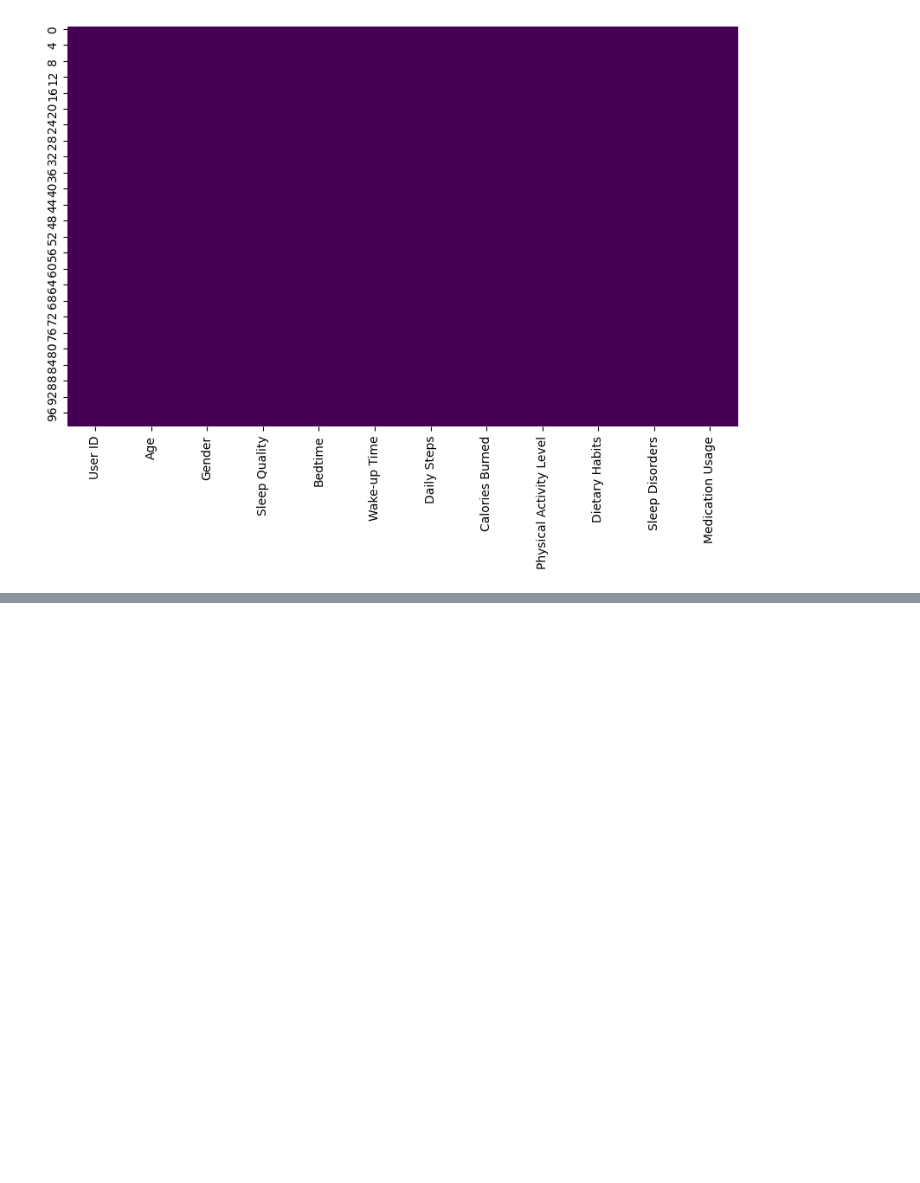
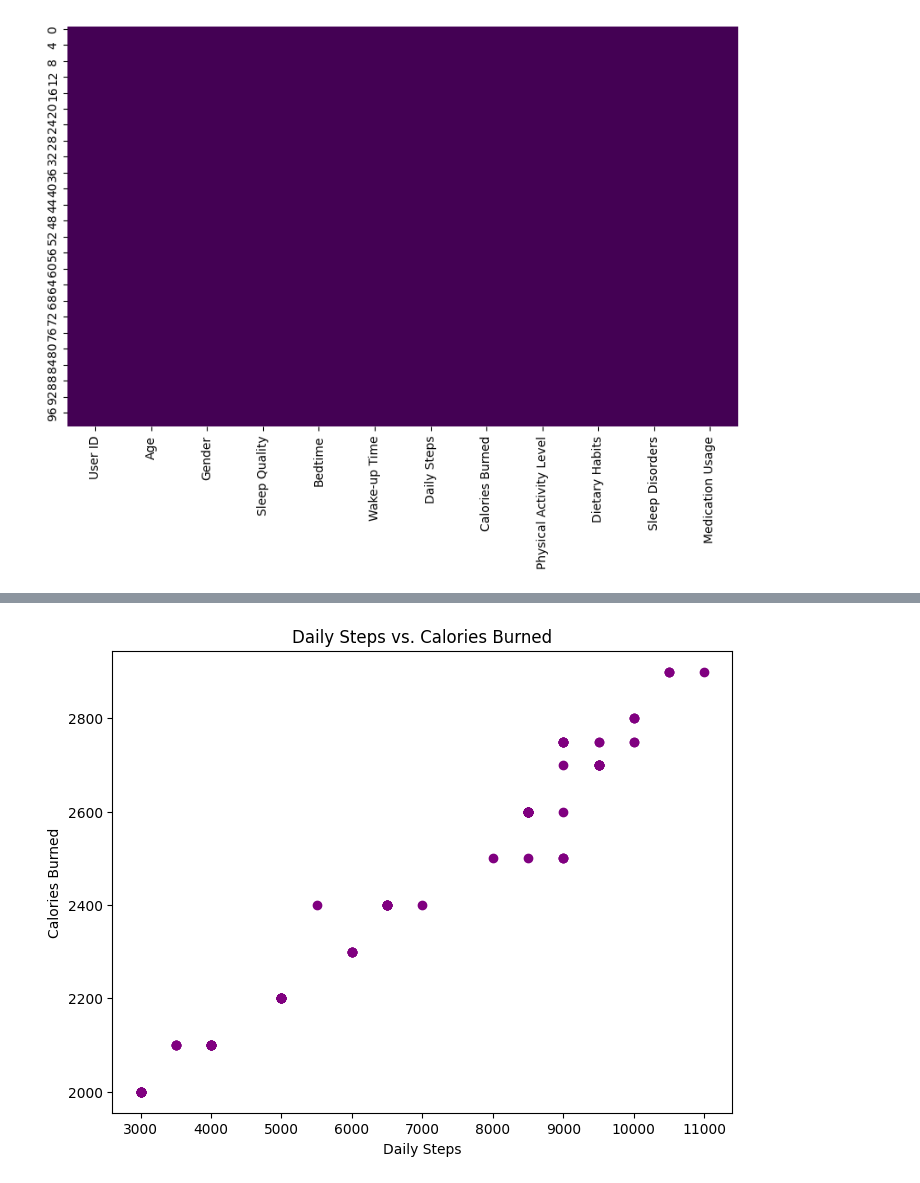
Before and after one commit to Laxman2024/Health-and-sleep-statistics, a Jupyter notebook: .ipynb, the cells around one changed output, grey strips where cells are left out. Saved outputs shown, nothing was run; the diff lists cells and outputs as text; code cells hidden in the pictures; blank space fills up the shorter version.

```diff
--- a/.ipynb
+++ b/.ipynb
@@ -108,0 +131,10 @@ plt.show()
+# %%
+# Scatter plot for Daily Steps vs. Calories Burned
+plt.figure(figsize=(8, 6))
+plt.scatter(data['Daily Steps'], data['Calories Burned'], color='purple')
+plt.title('Daily Steps vs. Calories Burned')
+plt.xlabel('Daily Steps')
+plt.ylabel('Calories Burned')
+plt.show()
+# %% [output]
+[figure, added]
```
Also changed, not shown: parts of 5 cells of this notebook, 1 other file.
